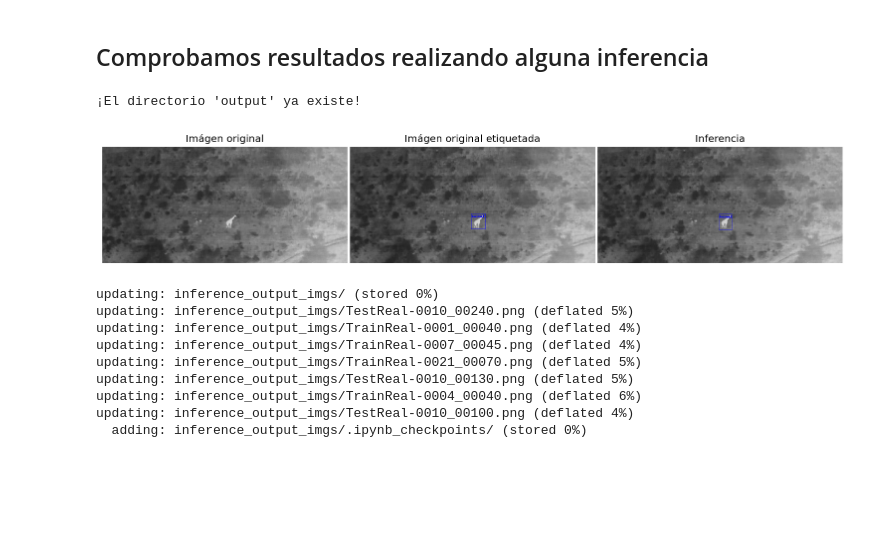
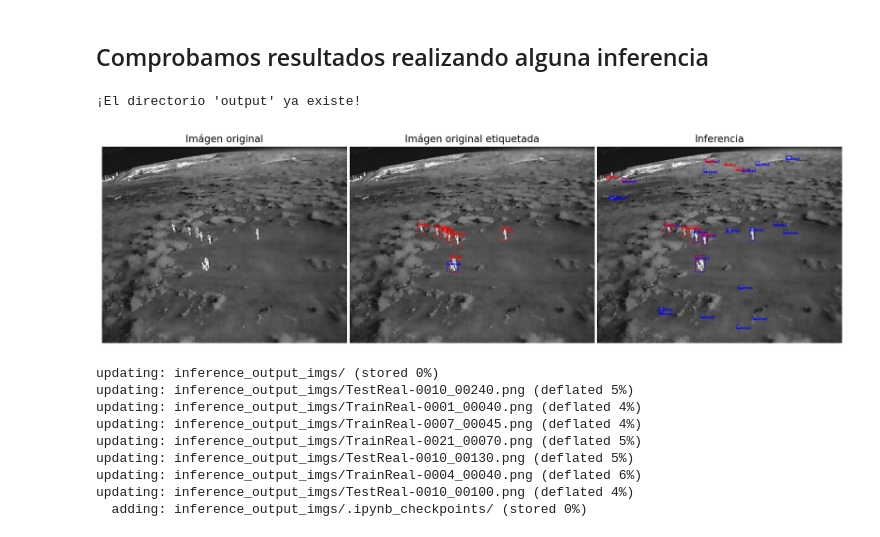
Before and after one commit to jesusBV20/UAV_IR_Surveillance, a Jupyter notebook: train_example.ipynb, the cells around one changed output. Drawn from its saved outputs; the diff is of its cells as text; code cells hidden in the pictures; blank space fills up the shorter version.

```diff
--- a/train_example.ipynb
+++ b/train_example.ipynb
@@ -208,10 +205,10 @@ import torchvision
 from UAVIR_tools.detection.engine import train_one_epoch
 import UAVIR_tools.detection.utils as utils
 
-train_real_dataset_imgs = 2000
-train_sim_dataset_imgs = 2000
-batch_size = 1
-num_epochs = 5
+train_real_dataset_imgs = 5000
+train_sim_dataset_imgs = 5000
+batch_size = 2
+num_epochs = 10
 
 # ------- MAIN --------- #
 # Nuestro dataset tiene tres calses: 2 human, 1 animal, 0 background
@@ -267,7 +264,7 @@ for epoch in range(num_epochs):
 
 # ¡Guardamos el modelo entrenado! ##############################################
 createDir(OUTPUT_MODEL_PATH)
-torch.save(model.state_dict(), os.path.join(OUTPUT_MODEL_PATH, "model_AUVIR_simTrain.pt"))
+torch.save(model.state_dict(), os.path.join(OUTPUT_MODEL_PATH, "model_AUVIR_3080Ti.pt"))
 # %% [output]
 Epoch: [0]  [   0/4000]  eta: 6:44:36  lr: 0.000010  loss: 0.0476 (0.0476)  loss_classifier: 0.0310 (0.0310)  loss_box_reg: 0.0148 (0.0148)  loss_objectness: 0.0007 (0.0007)  loss_rpn_box_reg: 0.0011  ...
 Epoch: [0]  [  10/4000]  eta: 1:23:07  lr: 0.000060  loss: 0.1219 (0.1938)  loss_classifier: 0.0392 (0.0483)  loss_box_reg: 0.0602 (0.1063)  loss_objectness: 0.0010 (0.0048)  loss_rpn_box_reg: 0.0042  ...
@@ -304,8 +299,8 @@ transforms = get_transform()
 # Seleccionamos el vídeo y el frame
 data_path = TRAIN_REAL_DATA_PATH
 data_path = TEST_DATA_PATH
-movie_id = 12
-frame = 100
+movie_id = 15
+frame = 220
 
 dataset = BIRDSAIDataset(data_path, transforms)
 frame_init, frame_end, n_frames = dataset.getMovieBoxInfo(movie_id)
@@ -328,44 +323,45 @@ outputs = model_eval(images)
 # Mostramos el resultado
 FIGSIZE = [16, 9]
 RES = 1920 # Full HD
+RES = 2560 # 2k
 
 transform_toImg = T.ToPILImage()
 img = transform_toImg(img)
 
 img_box_real = imgBoxes(img, target["boxes"], target["labels"])
-img_box = imgBoxes(img, outputs[0]["boxes"], outputs[0]["labels"], outputs[0]["scores"], 0.7)
+img_box = imgBoxes(img, outputs[0]["boxes"], outputs[0]["labels"], outputs[0]["scores"], 0.4)
 
 fig = plt.figure(figsize=FIGSIZE, dpi=RES/FIGSIZE[0])
 ax1, ax2, ax3 = fig.subplots(1,3)
 plt.subplots_adjust(wspace=0.01)
 
 ax1.axis('off')
 ax2.axis("off")
 ax3.axis("off")
 
 ax1.set_title("Imágen original")
 ax2.set_title("Imágen original etiquetada")
 ax3.set_title("Inferencia")
 
 ax1.imshow(img)
 ax2.imshow(img_box_real)
 ax3.imshow(img_box)
 
 if data_path == TRAIN_REAL_DATA_PATH:
     dataset_label = "TrainReal"
 elif data_path == TEST_DATA_PATH:
     dataset_label = "TestReal"
 elif data_path == TRAIN_SIM_DATA_PATH:
     dataset_label = "TrainSim"
 
 file_name = "{}-{}_{}.png".format(dataset_label, str(movie_id).zfill(4), str(frame).zfill(5))
 
 plt.savefig(os.path.join(OUTPUT_INFERENCE_PATH, file_name),
-            bbox_inches='tight', pad_inches = 0)
+            bbox_inches='tight', pad_inches = 0.1)
 plt.show()
 # %% [output]
 ¡El directorio 'output' ya existe!
-[figure, old version]
+[figure, new version]
 # %%
 # #####################################################
 # # Si se ejecuta desde colab, descomentar esta celda #
```
Also changed, not shown: parts of 7 cells of this notebook, 3 other files.
